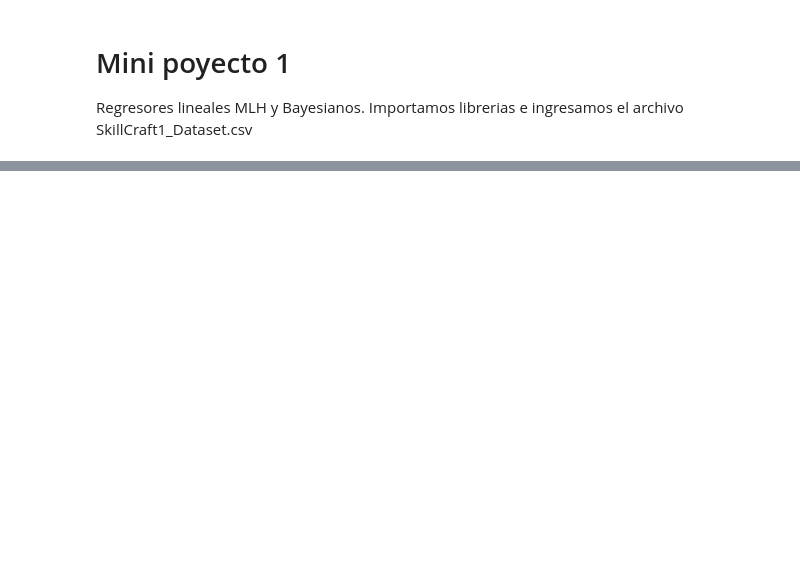
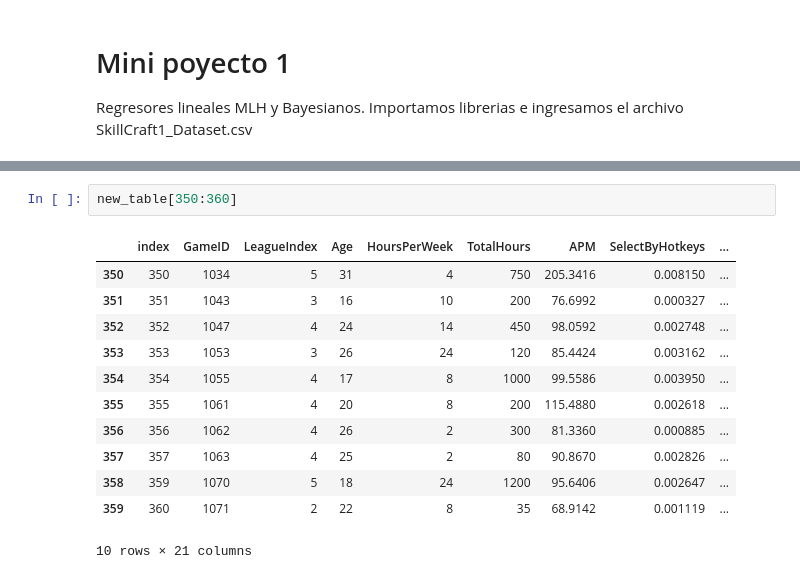
Before and after one commit to AlonsoDiCandia14/Teoria_Informacion, a Jupyter notebook: MP01/MP01.ipynb, the cells around one changed output, grey strips where cells are left out. Saved outputs shown, nothing was run; the diff lists cells and outputs as text; blank space fills up the shorter version.

```diff
--- a/MP01/MP01.ipynb
+++ b/MP01/MP01.ipynb
@@ -34,0 +36,15 @@ new_table.shape
+# %%
+new_table[350:360]
+# %% [output]
+|  | index | GameID | LeagueIndex | Age | HoursPerWeek | TotalHours | APM | SelectByHotkeys | ... |
+| 350 | 350 | 1034 | 5 | 31 | 4 | 750 | 205.3416 | 0.008150 | ... |
+| 351 | 351 | 1043 | 3 | 16 | 10 | 200 | 76.6992 | 0.000327 | ... |
+| 352 | 352 | 1047 | 4 | 24 | 14 | 450 | 98.0592 | 0.002748 | ... |
+| 353 | 353 | 1053 | 3 | 26 | 24 | 120 | 85.4424 | 0.003162 | ... |
+| 354 | 354 | 1055 | 4 | 17 | 8 | 1000 | 99.5586 | 0.003950 | ... |
+| 355 | 355 | 1061 | 4 | 20 | 8 | 200 | 115.4880 | 0.002618 | ... |
+| 356 | 356 | 1062 | 4 | 26 | 2 | 300 | 81.3360 | 0.000885 | ... |
+| 357 | 357 | 1063 | 4 | 25 | 2 | 80 | 90.8670 | 0.002826 | ... |
+| 358 | 359 | 1070 | 5 | 18 | 24 | 1200 | 95.6406 | 0.002647 | ... |
+| 359 | 360 | 1071 | 2 | 22 | 8 | 35 | 68.9142 | 0.001119 | ... |
+10 rows × 21 columns
```
Also changed, not shown: parts of 8 cells of this notebook, 2 other files.
